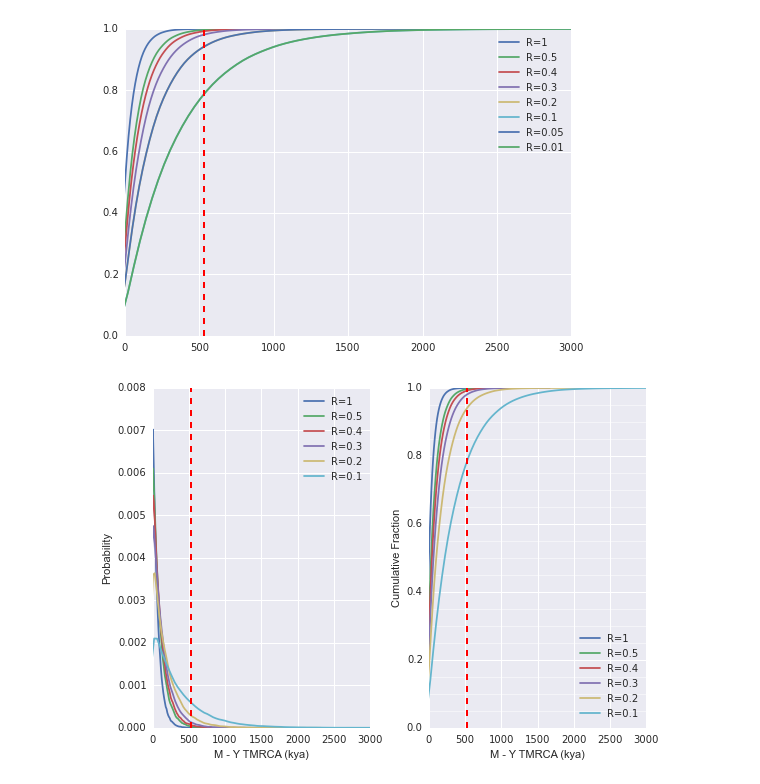
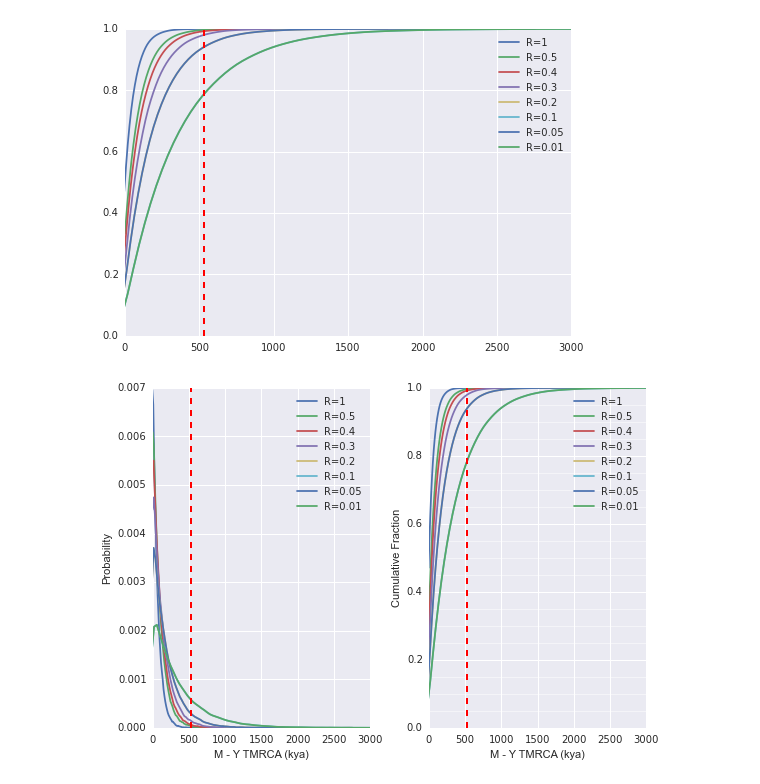
Before and after one commit to moetjens/ChimpY, a Jupyter notebook: TMRCA_Distribution.ipynb, the cells around one changed output. Drawn from its saved outputs; the diff is of its cells as text; code cells hidden in the pictures.

Commit message:
Added Ne comparisons
with TMRCA difference and ratio

```diff
--- a/TMRCA_Distribution.ipynb
+++ b/TMRCA_Distribution.ipynb
@@ -268,6 +269,9 @@ sns.kdeplot(np.array(differences[0.4]),cumulative=False,label='R=0.4',ax=ax)
 sns.kdeplot(np.array(differences[0.3]),cumulative=False,label='R=0.3',ax=ax)
 sns.kdeplot(np.array(differences[0.2]),cumulative=False,label='R=0.2',ax=ax)
 sns.kdeplot(np.array(differences[0.1]),cumulative=False,label='R=0.1',ax=ax)
+sns.kdeplot(np.array(differences[0.2]),cumulative=False,label='R=0.05',ax=ax)
+sns.kdeplot(np.array(differences[0.1]),cumulative=False,label='R=0.01',ax=ax)
+
 
 plt.xlim([0,3000])
 plt.axvline(x=obsDiff, linewidth=2, color='red',linestyle='--')
@@ -283,35 +287,38 @@ sns.kdeplot(np.array(differences[0.4]),cumulative=True,label='R=0.4')
 sns.kdeplot(np.array(differences[0.3]),cumulative=True,label='R=0.3')
 sns.kdeplot(np.array(differences[0.2]),cumulative=True,label='R=0.2')
 sns.kdeplot(np.array(differences[0.1]),cumulative=True,label='R=0.1')
+sns.kdeplot(np.array(differences[0.2]),cumulative=True,label='R=0.05')
+sns.kdeplot(np.array(differences[0.1]),cumulative=True,label='R=0.01')
+
 
 plt.xlim([0,3000])
 plt.axvline(x=obsDiff, linewidth=2, color='red',linestyle='--')
 
 yticks = range(0,101,10)
 yticks = [j/100.0 for j in yticks]
 
 ysubticks = range(5,101,10)
 ysubticks = [j/100.0 for j in ysubticks]
 
 #ax.tick_params(axis = 'both', which = 'major', labelsize = 6)
 #ax.tick_params(which = 'minor', labelsize = 0)
 
 
 #ax.set_yticks(yticks)
 #ax.set_yticks(ysubticks,minor=True)
 #ax.set_ysubticks(subticks)
 
 ax.get_yaxis().set_minor_locator(matplotlib.ticker.AutoMinorLocator())
 ax.grid(b=True, which='major', color='w', linewidth=1.0)
 ax.grid(b=True, which='minor', color='w', linewidth=0.5)
 
 #ax.yaxis.grid(True, which="minor")
 ax.set_xlabel('M - Y TMRCA (kya)')
 ax.set_ylabel('Cumulative Fraction')
 
 plt.tight_layout()
 # %% [output]
-[figure, old version]
+[figure, new version]
 # %%
 print 'Observed Difference is %i ky' % obsDiff
 for r in rVals:
```
Also changed, not shown: parts of 14 cells of this notebook.
